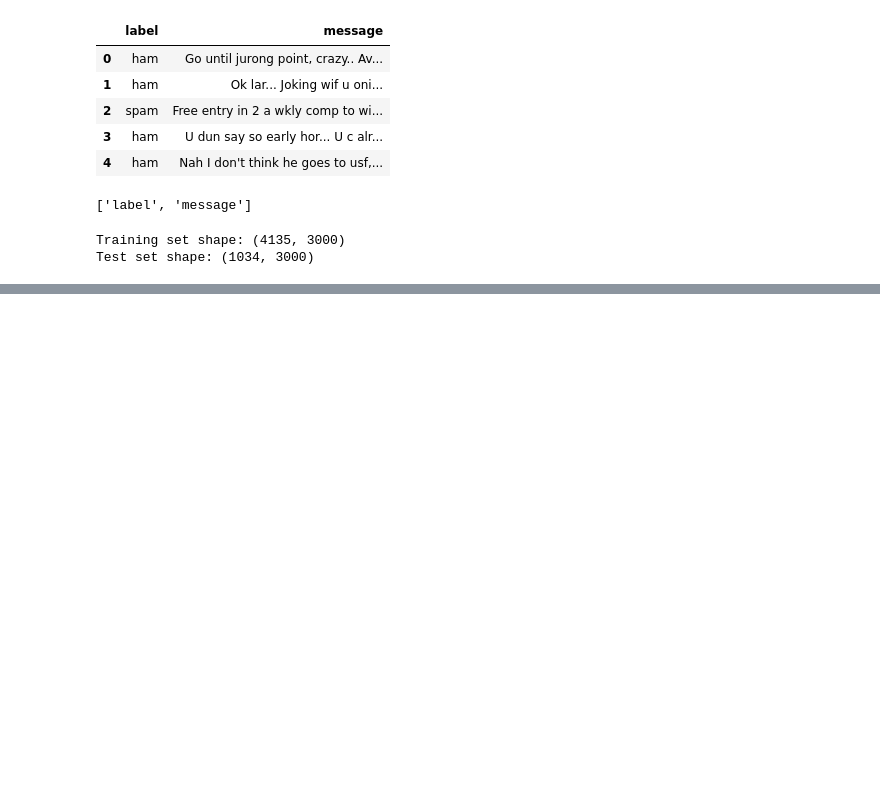
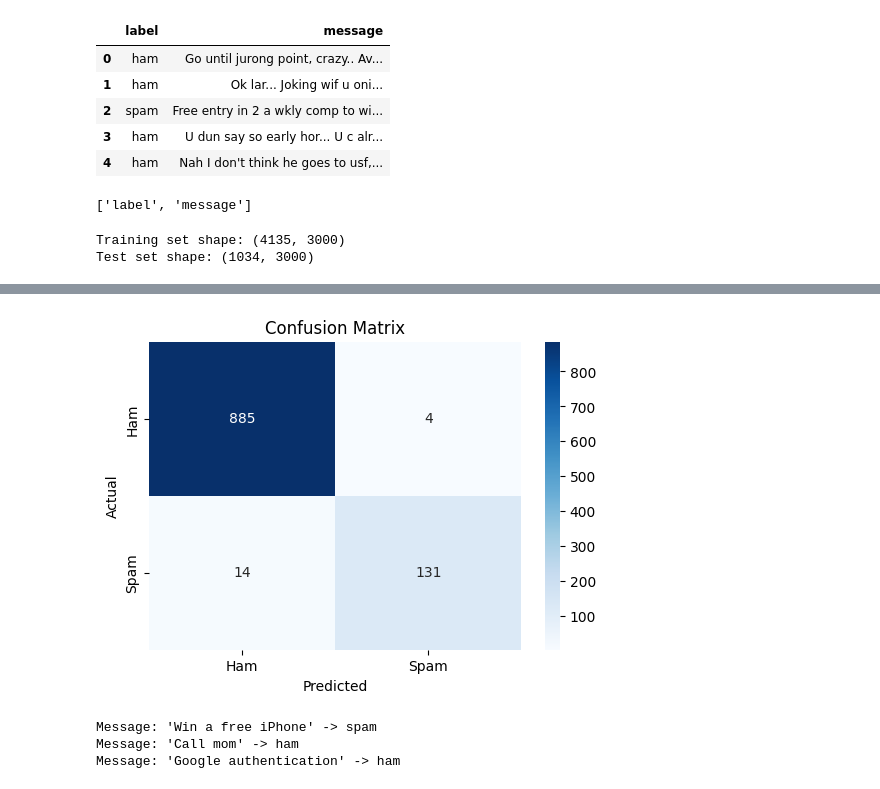
Before and after one commit to amisha-gurung/ML_assignments, a Jupyter notebook: spam_detector_SVM/svm.ipynb, the cells around one changed output, grey strips where cells are left out. Saved outputs shown, nothing was run; the diff lists cells and outputs as text; code cells hidden in the pictures; blank space fills up the shorter version.

Commit message:
Train SVM model, visualize, test your messages

```diff
--- a/spam_detector_SVM/svm.ipynb
+++ b/spam_detector_SVM/svm.ipynb
@@ -85,3 +89,8 @@ print(f"Test set shape: {X_test_tfidf.shape}")
 # %% [output]
 Training set shape: (4135, 3000)
 Test set shape: (1034, 3000)
+# %%
+model = SVC(kernel = 'sigmoid', probability = True)
+
+# training model
+model.fit(X_train_tfidf, y_train)
@@ -87,0 +99,7 @@ Test set shape: (1034, 3000)
+# %%
+# predict on test data
+y_pred = model.predict(X_test_tfidf)
+
+#evaluate performance
+print("Accuracy Score:", accuracy_score(y_test, y_pred))
+print("\nClassification Report: ",  classification_report(y_test, y_pred))
@@ -87,0 +117,26 @@ Test set shape: (1034, 3000)
+# %%
+#visualizing the confusion matrix
+cm = confusion_matrix(y_test, y_pred)
+plt.figure(figsize=(6,4))
+sns.heatmap(cm, annot=True, fmt='d', cmap='Blues', xticklabels=['Ham', 'Spam'], yticklabels=['Ham', 'Spam'])
+plt.ylabel('Actual')
+plt.xlabel('Predicted')
+plt.title('Confusion Matrix')
+plt.show()
+# %% [output]
+[figure, added]
+# %%
+#test your messages
+def predict_message(text):
+    text_vec = tfidf.transform([text])
+    prediction = model.predict(text_vec)
+    return prediction[0]
+
+# Test cases
+print("Message: 'Win a free iPhone' ->", predict_message("Congratulations! You've won a free iPhone. Click here."))
+print("Message: 'Call mom' ->", predict_message("Hey, don't forget to call mom later."))
+print("Message: 'Google authentication' ->", predict_message("Your Google verification code is 123456."))
+# %% [output]
+Message: 'Win a free iPhone' -> spam
+Message: 'Call mom' -> ham
+Message: 'Google authentication' -> ham
```
Also changed, not shown: parts of 3 cells of this notebook.
